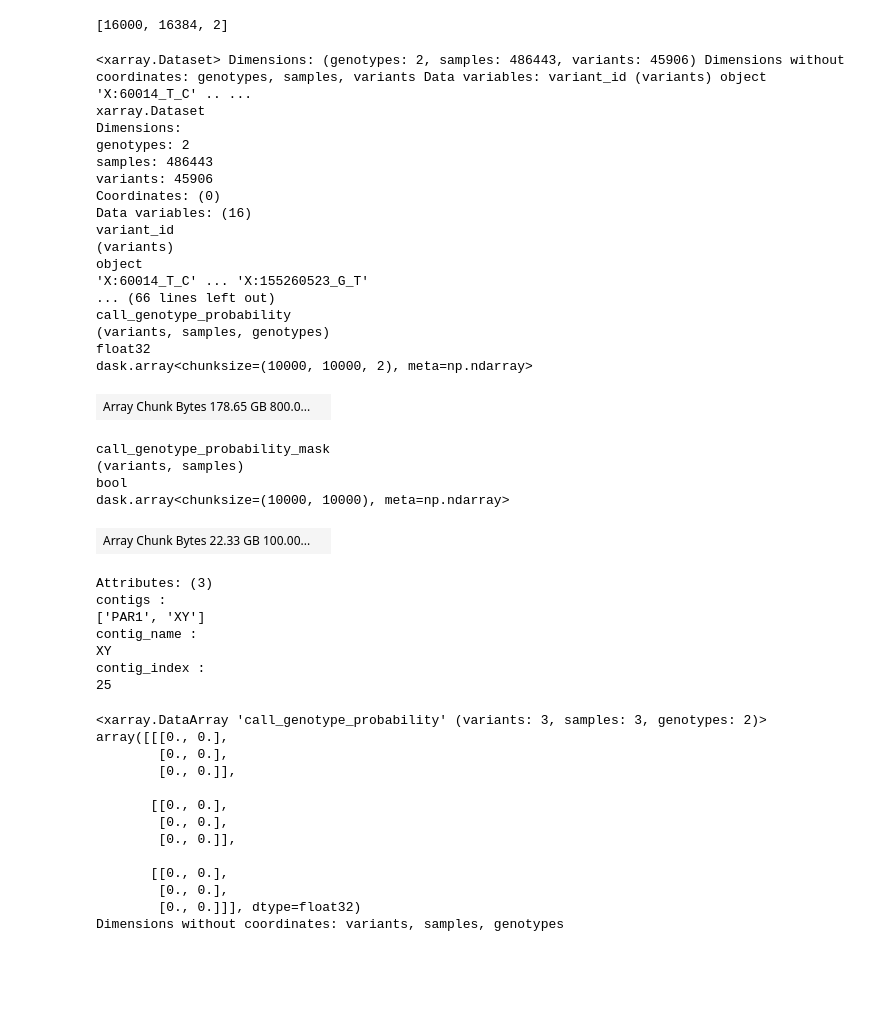
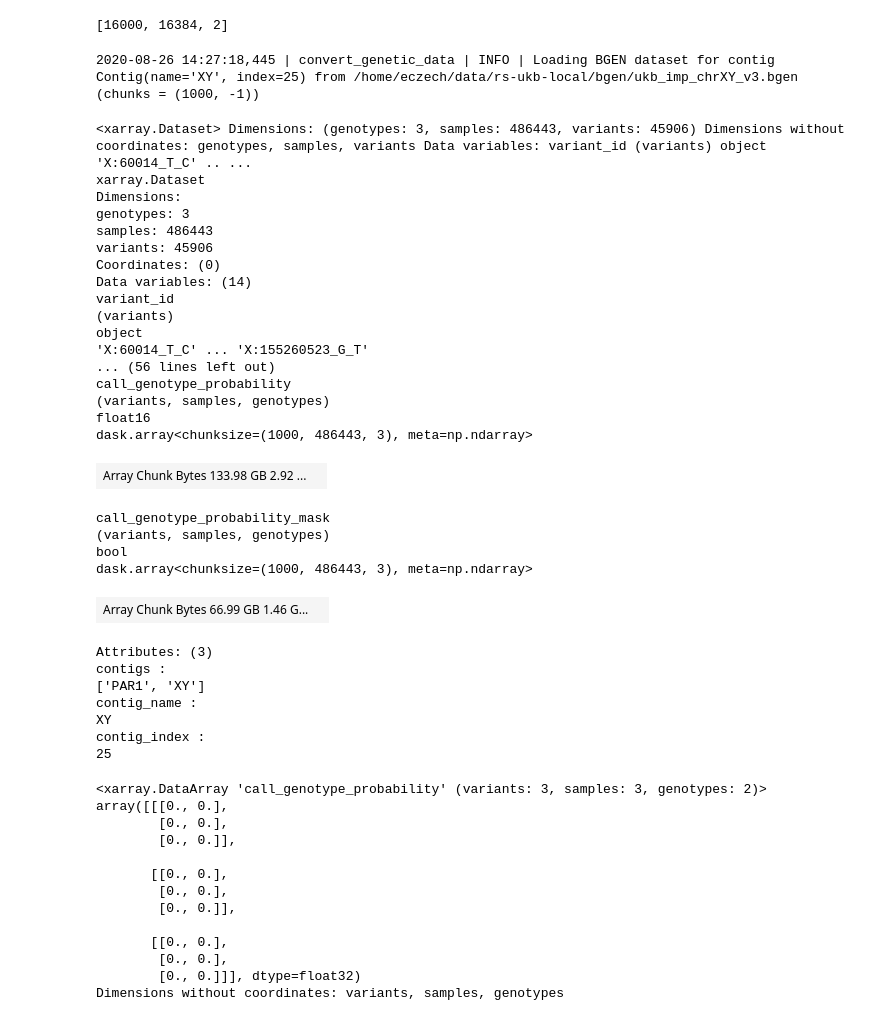
Before and after one commit to related-sciences/ukb-gwas-pipeline-nealelab, a Jupyter notebook: dev/bgen_to_zarr.ipynb, the cells around one changed output. Cells and saved outputs as stored; diff of their text form; code cells hidden in the pictures; blank space fills up the shorter version.

Commit message:
Bgen rechunking experiments

```diff
--- a/dev/bgen_to_zarr.ipynb
+++ b/dev/bgen_to_zarr.ipynb
@@ -39,43 +39,44 @@ n_variants, n_samples
 # %%
 paths = BGENPaths(
     bgen_path='/home/eczech/data/rs-ukb-local/bgen/ukb_imp_chrXY_v3.bgen',
     variants_path='/home/eczech/data/rs-ukb-local/bgen/ukb_mfi_chrXY_v3.txt',
     samples_path='/home/eczech/data/rs-ukb-local/bgen/ukb59384_imp_chrXY_v3_s486331.sample',
 )
 contig = Contig(index=25, name='XY')
-ds = load_bgen(paths, contig, chunks=(n_variants, n_samples, 3))
+ds = load_bgen(paths, contig)
 ds
 # %% [output]
-<xarray.Dataset> Dimensions: (genotypes: 2, samples: 486443, variants: 45906) Dimensions without coordinates: genotypes, samples, variants Data variables: variant_id (variants) object 'X:60014_T_C' .. ...
-xarray.Dataset
-Dimensions:
-genotypes: 2
-samples: 486443
-variants: 45906
-Coordinates: (0)
-Data variables: (16)
-variant_id
-(variants)
-object
-'X:60014_T_C' ... 'X:155260523_G_T'
-... (66 lines left out)
-call_genotype_probability
-(variants, samples, genotypes)
-float32
-dask.array<chunksize=(10000, 10000, 2), meta=np.ndarray>
+2020-08-26 14:27:18,445 | convert_genetic_data | INFO | Loading BGEN dataset for contig Contig(name='XY', index=25) from /home/eczech/data/rs-ukb-local/bgen/ukb_imp_chrXY_v3.bgen (chunks = (1000, -1))
+<xarray.Dataset> Dimensions: (genotypes: 3, samples: 486443, variants: 45906) Dimensions without coordinates: genotypes, samples, variants Data variables: variant_id (variants) object 'X:60014_T_C' .. ...
+xarray.Dataset
+Dimensions:
+genotypes: 3
+samples: 486443
+variants: 45906
+Coordinates: (0)
+Data variables: (14)
+variant_id
+(variants)
+object
+'X:60014_T_C' ... 'X:155260523_G_T'
+... (56 lines left out)
+call_genotype_probability
+(variants, samples, genotypes)
+float16
+dask.array<chunksize=(1000, 486443, 3), meta=np.ndarray>
-| Array Chunk Bytes 178.65 GB 800.0... |  |
+| Array Chunk Bytes 133.98 GB 2.92 ... |  |
-call_genotype_probability_mask
-(variants, samples)
-bool
-dask.array<chunksize=(10000, 10000), meta=np.ndarray>
+call_genotype_probability_mask
+(variants, samples, genotypes)
+bool
+dask.array<chunksize=(1000, 486443, 3), meta=np.ndarray>
-| Array Chunk Bytes 22.33 GB 100.00... |  |
+| Array Chunk Bytes 66.99 GB 1.46 G... |  |
-Attributes: (3)
-contigs :
-['PAR1', 'XY']
-contig_name :
-XY
-contig_index :
-25
+Attributes: (3)
+contigs :
+['PAR1', 'XY']
+contig_name :
+XY
+contig_index :
+25
 # %%
 ds.call_genotype_probability[:3, :3].compute()
 # %% [output]
```
Also changed, not shown: parts of 2 cells of this notebook, 6 other files.
